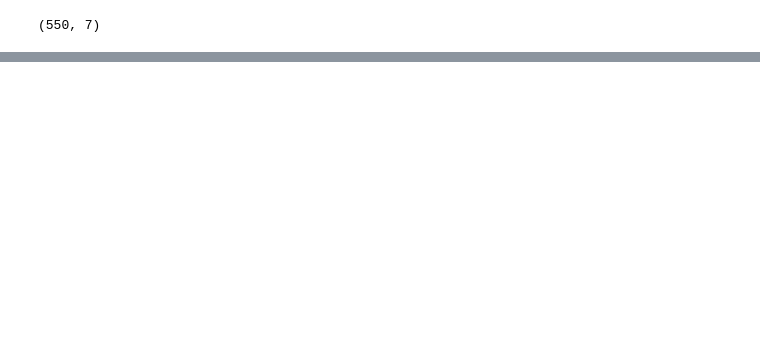
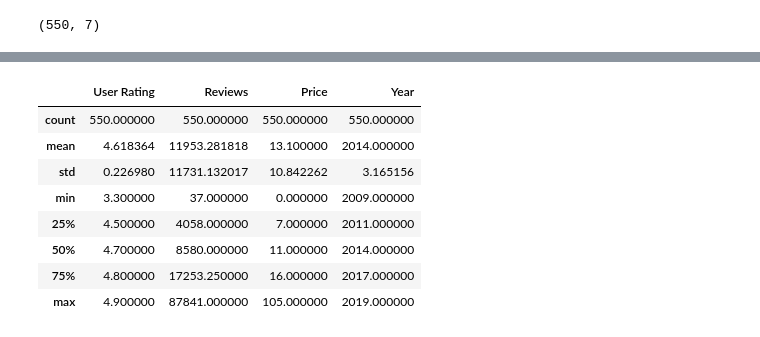
Before and after one commit to NevzatTaha/Top-50-sales-Hypothesis-Testing-and-EDA, a Jupyter notebook: Data Analytic and Visualisation.ipynb, the cells around one changed output, grey strips where cells are left out. Cells and saved outputs as stored; diff of their text form; code cells hidden in the pictures; blank space fills up the shorter version.

```diff
--- a/Data Analytic and Visualisation.ipynb
+++ b/Data Analytic and Visualisation.ipynb
@@ -36,0 +43,12 @@ df2[1]
+# %%
+df.describe()
+# %% [output]
+|  | User Rating | Reviews | Price | Year |
+| count | 550.000000 | 550.000000 | 550.000000 | 550.000000 |
+| mean | 4.618364 | 11953.281818 | 13.100000 | 2014.000000 |
+| std | 0.226980 | 11731.132017 | 10.842262 | 3.165156 |
+| min | 3.300000 | 37.000000 | 0.000000 | 2009.000000 |
+| 25% | 4.500000 | 4058.000000 | 7.000000 | 2011.000000 |
+| 50% | 4.700000 | 8580.000000 | 11.000000 | 2014.000000 |
+| 75% | 4.800000 | 17253.250000 | 16.000000 | 2017.000000 |
+| max | 4.900000 | 87841.000000 | 105.000000 | 2019.000000 |
```
Also changed, not shown: parts of 7 cells of this notebook.
